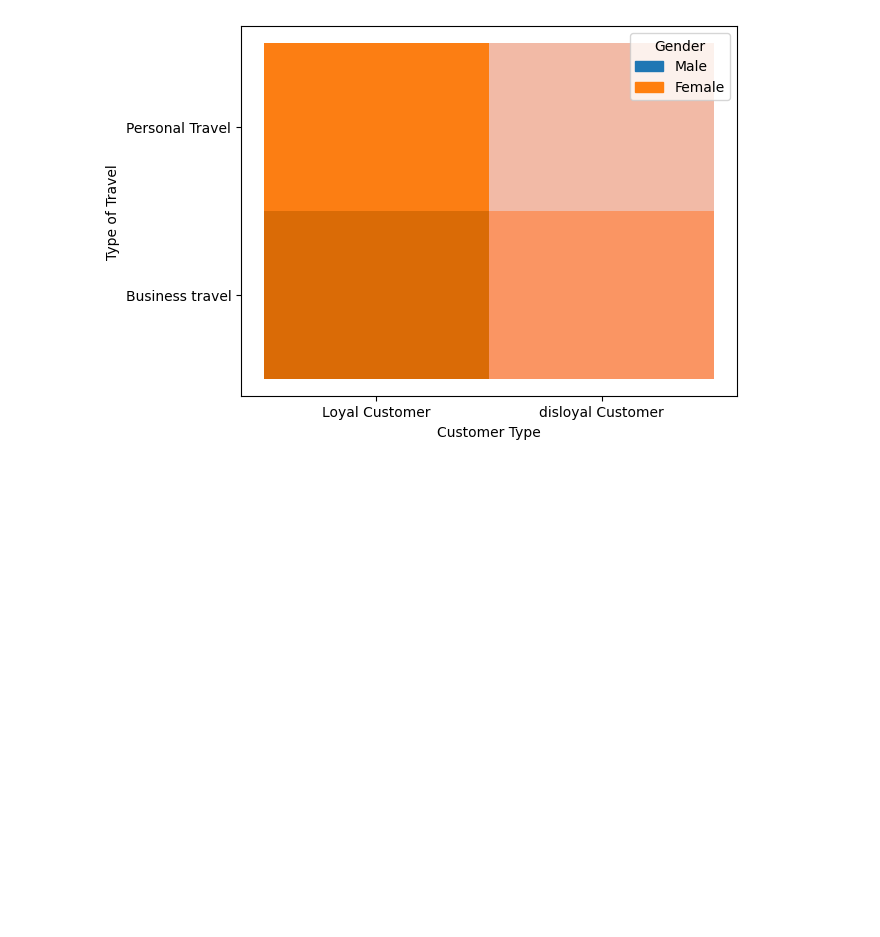
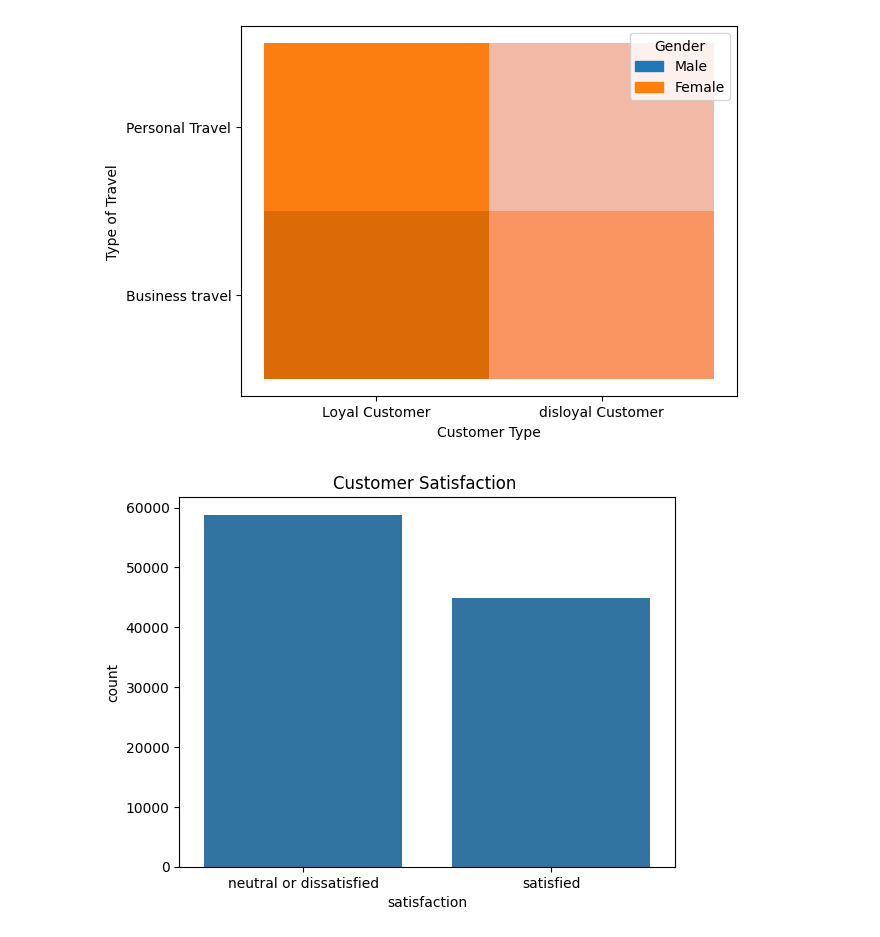
Before and after one commit to garimaagarwal2702/SITP-12-Th-may-, a Jupyter notebook: python/projects/Project3.ipynb, the cells around one changed output. Cells and saved outputs as stored; diff of their text form; code cells hidden in the pictures; blank space fills up the shorter version.

```diff
--- a/python/projects/Project3.ipynb
+++ b/python/projects/Project3.ipynb
@@ -261,3 +261,9 @@ sns.histplot(x = 'Customer Type',y='Type of Travel',hue='Gender',data=df)
 plt.show()
 # %% [output]
 [figure]
+# %%
+sns.countplot(x = 'satisfaction',data=df)
+plt.title("Customer Satisfaction ")
+plt.show()
+# %% [output]
+[figure, added]
```
Also changed, not shown: parts of 8 cells of this notebook, 3 other files.
